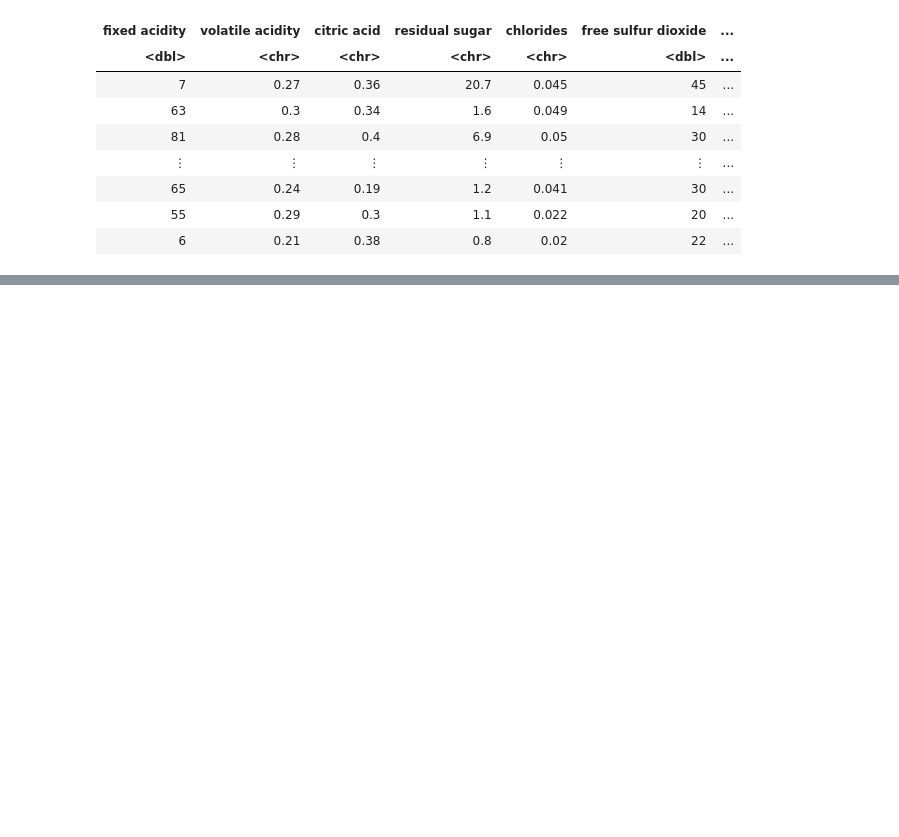
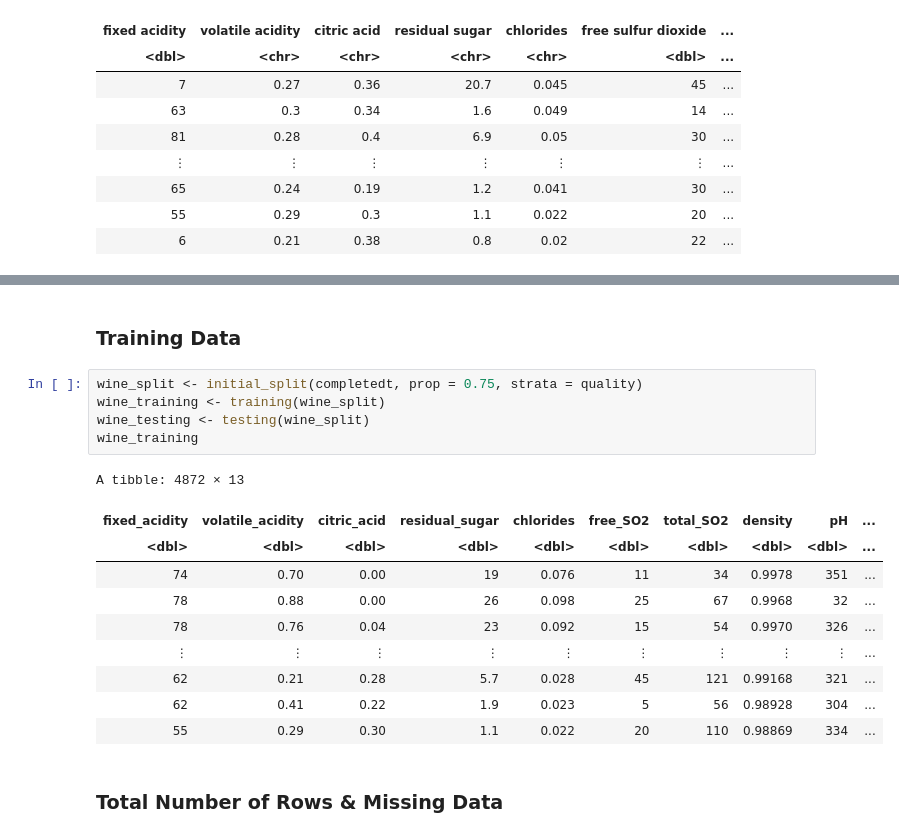
Before and after one commit to Hg422/DSCI100_GroupProject_2022, a Jupyter notebook: Project Proposal Final.ipynb, the cells around one changed output, grey strips where cells are left out. Drawn from its saved outputs; the diff is of its cells as text; blank space fills up the shorter version.

```diff
--- a/Project Proposal Final.ipynb
+++ b/Project Proposal Final.ipynb
@@ -153,0 +177,20 @@ testing
+# %% [markdown]
+### Training Data
+# %%
+wine_split <- initial_split(completedt, prop = 0.75, strata = quality)
+wine_training <- training(wine_split)
+wine_testing <- testing(wine_split)
+wine_training
+# %% [output]
+A tibble: 4872 × 13
+| fixed_acidity | volatile_acidity | citric_acid | residual_sugar | chlorides | free_SO2 | total_SO2 | density | pH | ... |
+| <dbl> | <dbl> | <dbl> | <dbl> | <dbl> | <dbl> | <dbl> | <dbl> | <dbl> | ... |
+| 74 | 0.70 | 0.00 | 19 | 0.076 | 11 | 34 | 0.9978 | 351 | ... |
+| 78 | 0.88 | 0.00 | 26 | 0.098 | 25 | 67 | 0.9968 | 32 | ... |
+| 78 | 0.76 | 0.04 | 23 | 0.092 | 15 | 54 | 0.9970 | 326 | ... |
+| ⋮ | ⋮ | ⋮ | ⋮ | ⋮ | ⋮ | ⋮ | ⋮ | ⋮ | ... |
+| 62 | 0.21 | 0.28 | 5.7 | 0.028 | 45 | 121 | 0.99168 | 321 | ... |
+| 62 | 0.41 | 0.22 | 1.9 | 0.023 | 5 | 56 | 0.98928 | 304 | ... |
+| 55 | 0.29 | 0.30 | 1.1 | 0.022 | 20 | 110 | 0.98869 | 334 | ... |
+# %% [markdown]
+### Total Number of Rows & Missing Data
```
Also changed, not shown: parts of 12 cells of this notebook.
